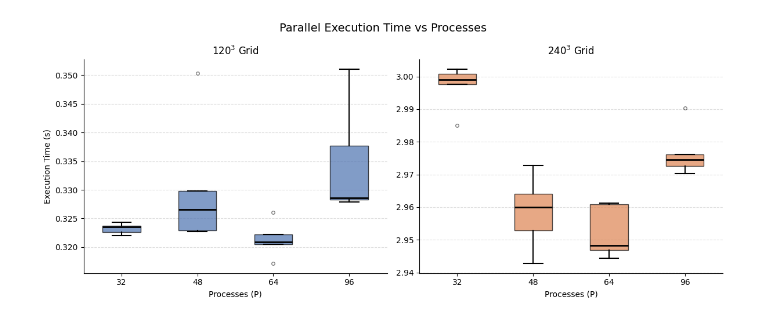
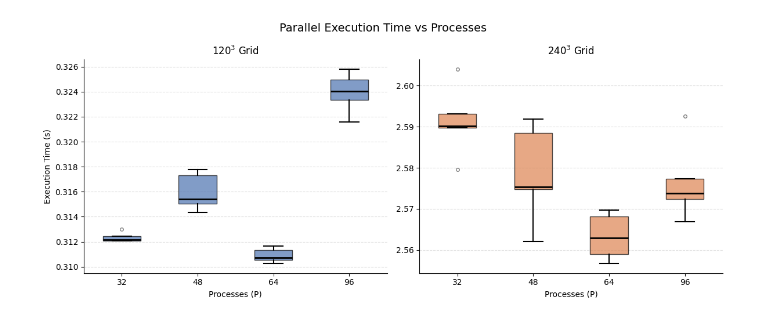
Before and after one commit to Mufeed-Amir/CS633-Parallel-Computing, a Jupyter notebook: Assignment-II/plot.ipynb, the cells around one changed output. Saved outputs shown, nothing was run; the diff lists cells and outputs as text; code cells hidden in the pictures.

Commit message:
New plots and values

```diff
--- a/Assignment-II/plot.ipynb
+++ b/Assignment-II/plot.ipynb
@@ -3,14 +3,14 @@ import matplotlib.pyplot as plt
 import numpy as np
 
 data = {
-    '32': {'120': [0.322641, 0.322041, 0.323557, 0.324366, 0.323777],
-           '240': [2.985039, 2.998993, 3.002202, 3.000811, 2.997641]},
-    '48': {'120': [0.329787, 0.326526, 0.350352, 0.322691, 0.322878],
-           '240': [2.942783, 2.964070, 2.952963, 2.960079, 2.972837]},
-    '64': {'120': [0.317164, 0.320918, 0.320476, 0.322193, 0.326058],
-           '240': [2.946865, 2.944326, 2.961201, 2.948325, 2.960896]},
-    '96': {'120': [0.351015, 0.328321, 0.327903, 0.328623, 0.337682],
-           '240': [2.972578, 2.970241, 2.990274, 2.974543, 2.976164]}
+    '32': {'120': [0.312154, 0.312062, 0.312436, 0.312070, 0.312997],
+           '240': [2.579642, 2.589721, 2.603955, 2.590127, 2.593110]},
+    '48': {'120': [0.314334, 0.315050, 0.315425, 0.317775, 0.317313],
+           '240': [2.562062, 2.575325, 2.574730, 2.588488, 2.591811]},
+    '64': {'120': [0.310719, 0.310269, 0.310548, 0.311327, 0.311673],
+           '240': [2.558982, 2.556734, 2.569651, 2.568102, 2.562984]},
+    '96': {'120': [0.324966, 0.324048, 0.321586, 0.325786, 0.323346],
+           '240': [2.577298, 2.592596, 2.573855, 2.572369, 2.566895]},
 }
 
 processes = ['32', '48', '64', '96']
@@ -43,31 +43,31 @@ axes[0].set_title(r'$120^3$ Grid')
 axes[0].set_xlabel('Processes (P)')
 axes[0].set_ylabel('Execution Time (s)')
 axes[0].set_xticks(positions)
 axes[0].set_xticklabels(processes)
 axes[0].grid(axis='y', linestyle='--', alpha=0.4)
 
 axes[1].boxplot(
     grid_240,
     positions=positions,
     widths=0.5,
     boxprops=dict(facecolor='#DD8452', alpha=0.7),
     **common_props
 )
 
 axes[1].set_title(r'$240^3$ Grid')
 axes[1].set_xlabel('Processes (P)')
 axes[1].set_xticks(positions)
 axes[1].set_xticklabels(processes)
 axes[1].grid(axis='y', linestyle='--', alpha=0.4)
 
 for ax in axes:
     ax.set_facecolor('white')
     ax.spines['top'].set_visible(False)
     ax.spines['right'].set_visible(False)
 
 plt.suptitle('Parallel Execution Time vs Processes', fontsize=14)
 plt.tight_layout()
 plt.savefig('clean_subplot_boxplot.png', dpi=300)
 plt.show()
 # %% [output]
-[figure, old version]
+[figure, new version]
```
Also changed, not shown: 3 other files.
